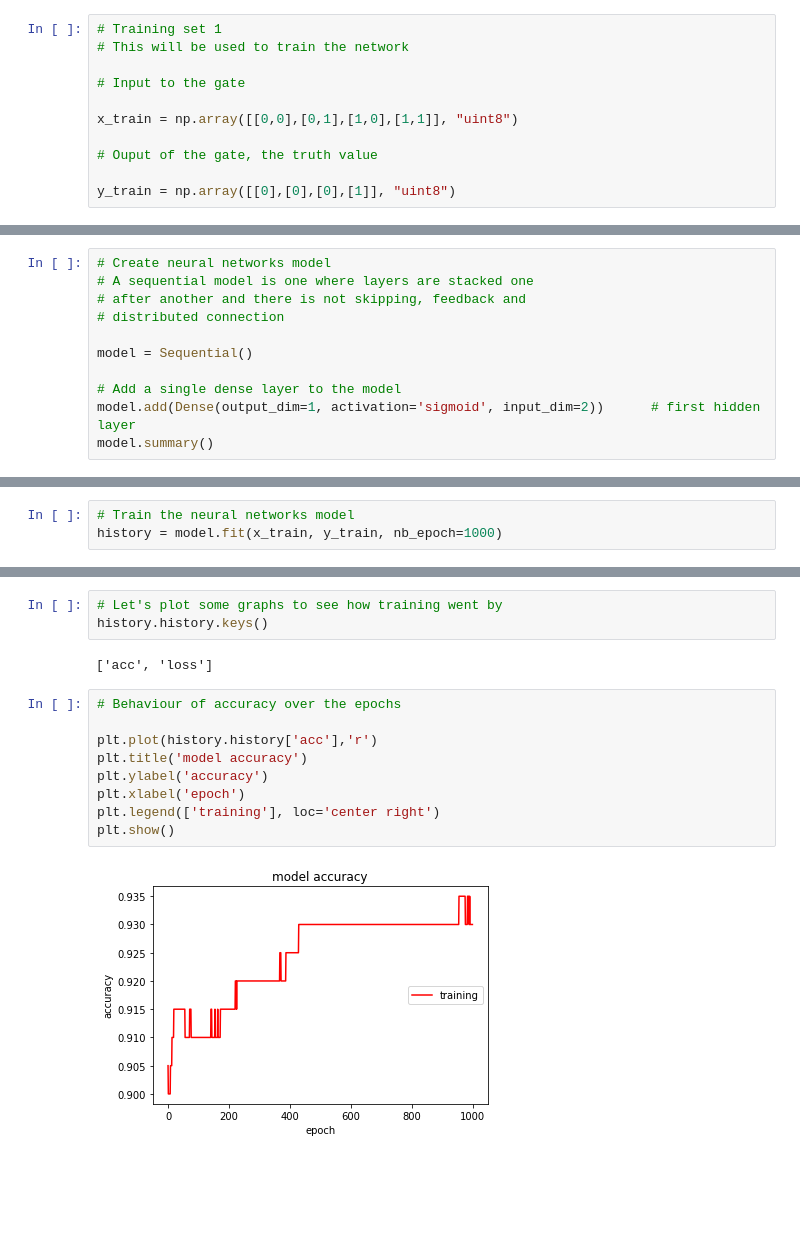
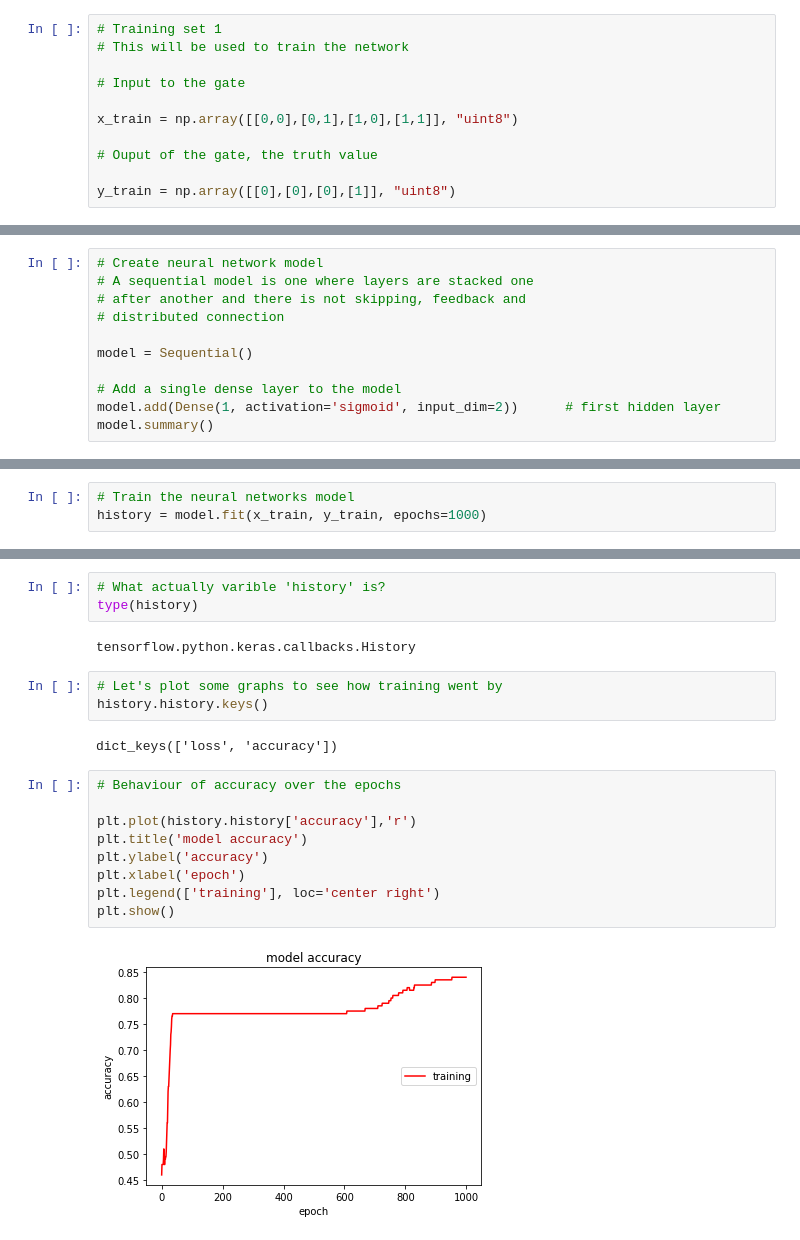
Before and after one commit to nrjcs/iitpbse, a Jupyter notebook: dl/day1/AND_gate.ipynb, the cells around one changed output, grey strips where cells are left out. Drawn from its saved outputs; the diff is of its cells as text; blank space fills up the shorter version.

Commit message:
Some modifications for keras on colab

```diff
--- a/dl/day1/AND_gate.ipynb
+++ b/dl/day1/AND_gate.ipynb
@@ -57,5 +55,5 @@ print(y_train[:10])
 # %%
-# Create neural networks model
+# Create neural network model
 # A sequential model is one where layers are stacked one
 # after another and there is not skipping, feedback and
 # distributed connection
@@ -63,6 +61,6 @@ print(y_train[:10])
 model = Sequential()
 
 # Add a single dense layer to the model
-model.add(Dense(output_dim=1, activation='sigmoid', input_dim=2))      # first hidden layer
+model.add(Dense(1, activation='sigmoid', input_dim=2))      # first hidden layer
 model.summary()
 # %% [output]
@@ -81,5 +83,5 @@ model.compile(optimizer='adam', loss='binary_crossentropy', metrics=['accuracy']
 # %%
 # Train the neural networks model
-history = model.fit(x_train, y_train, nb_epoch=1000)
+history = model.fit(x_train, y_train, epochs=1000)
 # %% [output]
 Epoch 1/1000
@@ -102,19 +104,24 @@ Epoch 1000/1000
+# %%
+# What actually varible 'history' is?
+type(history)
+# %% [output]
+tensorflow.python.keras.callbacks.History
 # %%
 # Let's plot some graphs to see how training went by
 history.history.keys()
 # %% [output]
-['acc', 'loss']
+dict_keys(['loss', 'accuracy'])
 # %%
 # Behaviour of accuracy over the epochs
 
-plt.plot(history.history['acc'],'r')
+plt.plot(history.history['accuracy'],'r')
 plt.title('model accuracy')
 plt.ylabel('accuracy')
 plt.xlabel('epoch')
 plt.legend(['training'], loc='center right')
 plt.show()
 # %% [output]
-[figure, old version]
+[figure, new version]
 # %%
 # Behviour of loss over the epochs
 
```
Also changed, not shown: parts of 7 cells of this notebook.
